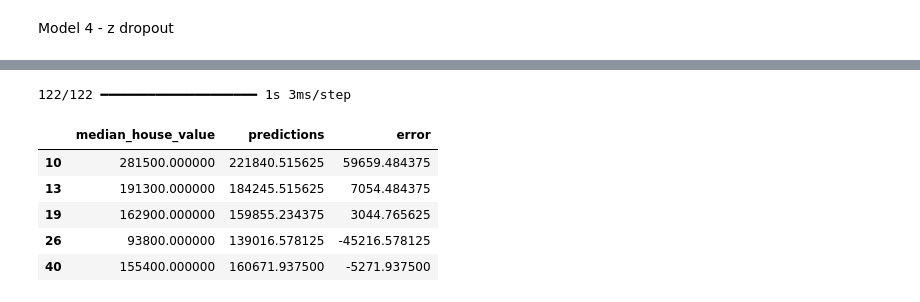
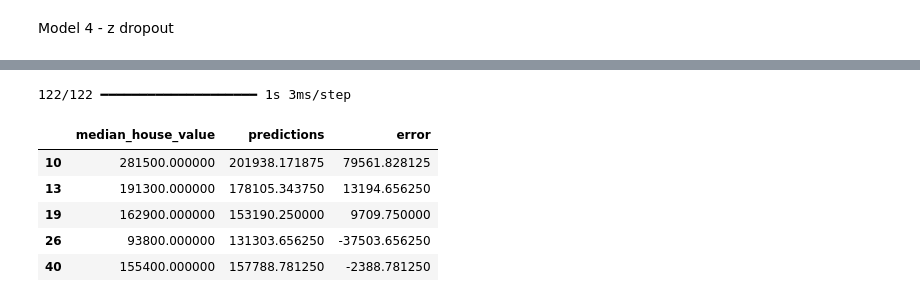
Before and after one commit to Marcin19721205/Wprowadzenie-Do-Sieci-Neuronowych, a Jupyter notebook: 16_Keras08_housing_prices_regression02MJ.ipynb, the cells around one changed output, grey strips where cells are left out. Saved outputs shown, nothing was run; the diff lists cells and outputs as text; code cells hidden in the pictures.

```diff
--- a/16_Keras08_housing_prices_regression02MJ.ipynb
+++ b/16_Keras08_housing_prices_regression02MJ.ipynb
@@ -638,5 +637,5 @@ Model: "sequential_2"
  Trainable params: 603,905 (2.30 MB)
  Non-trainable params: 0 (0.00 B)
 # %%
-history3 = model3.fit(normed_train_data, train_labels.values, epochs=80, validation_split=0.2, verbose=1, batch_size=32)
+history3 = model3.fit(normed_train_data, train_labels.values, epochs=150, validation_split=0.2, verbose=1, batch_size=32)
 # %% [output]
@@ -728,7 +727,7 @@ def build_model4():
 
     return model4
 # %%
-model4 = build_model3()
+model4 = build_model4()
 model4.summary()
 # %% [output]
 Do not pass an `input_shape`/`input_dim` argument to a layer. When using Sequential models, prefer using an `Input(shape)` object as the first layer in the model instead.
@@ -788,19 +787,19 @@ compile_metrics193120.1875
 # %%
-test_predictions4 = model3.predict(normed_test_data).flatten()
+test_predictions4 = model4.predict(normed_test_data).flatten()
 pred4 = pd.DataFrame(test_labels)
 pred4['predictions'] = test_predictions3
 pred4['error'] = pred4['median_house_value'] - pred4['predictions']
 
 display(pred4.head())
 px.scatter(pred4, 'median_house_value', 'predictions').add_trace(go.Scatter(x=[0, 500000], y=[0, 500000], mode='lines')).show()
 px.histogram(pred4, 'error', marginal='rug', width=1000).show()
 # %% [output]
 122/122 ━━━━━━━━━━━━━━━━━━━━ 1s 3ms/step
 |  | median_house_value | predictions | error |
-| 10 | 281500.000000 | 221840.515625 | 59659.484375 |
-| 13 | 191300.000000 | 184245.515625 | 7054.484375 |
-| 19 | 162900.000000 | 159855.234375 | 3044.765625 |
-| 26 | 93800.000000 | 139016.578125 | -45216.578125 |
-| 40 | 155400.000000 | 160671.937500 | -5271.937500 |
+| 10 | 281500.000000 | 201938.171875 | 79561.828125 |
+| 13 | 191300.000000 | 178105.343750 | 13194.656250 |
+| 19 | 162900.000000 | 153190.250000 | 9709.750000 |
+| 26 | 93800.000000 | 131303.656250 | -37503.656250 |
+| 40 | 155400.000000 | 157788.781250 | -2388.781250 |
 [interactive output not drawn]
 [interactive output not drawn]
```
Also changed, not shown: parts of 28 cells of this notebook.
